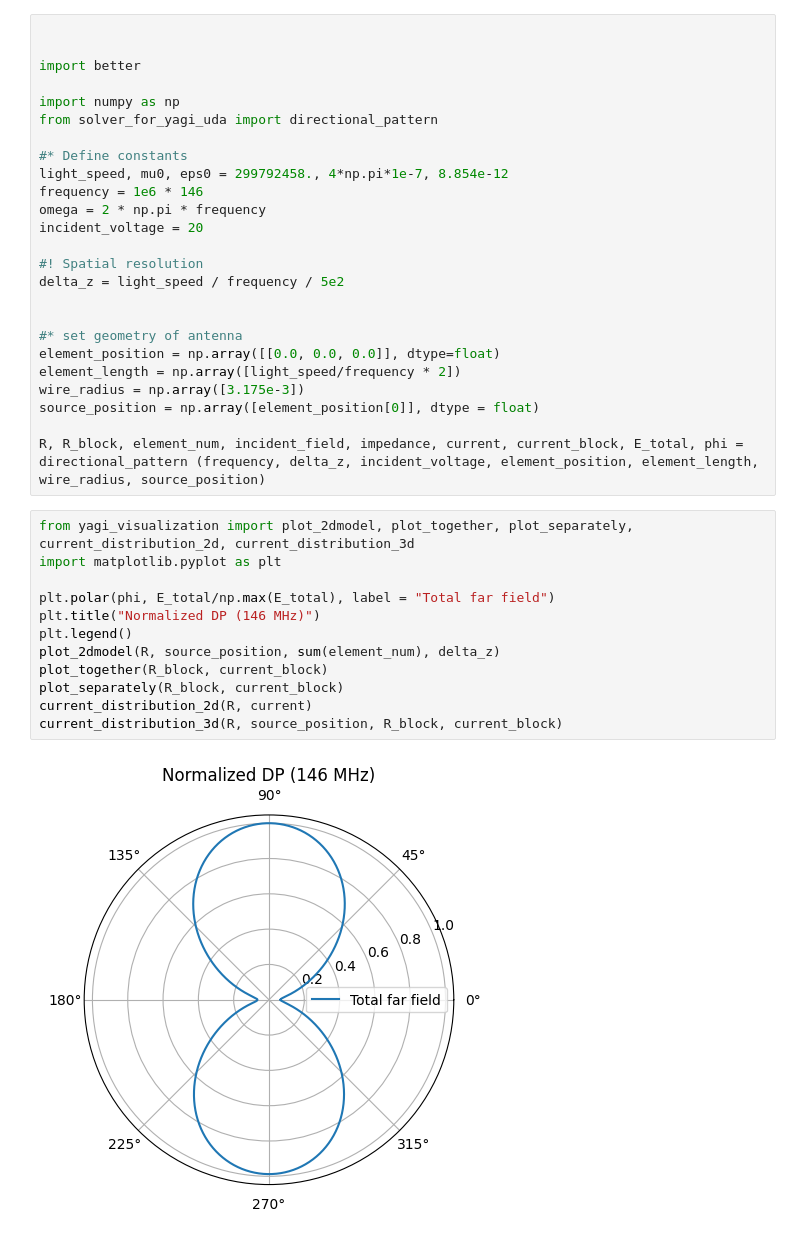
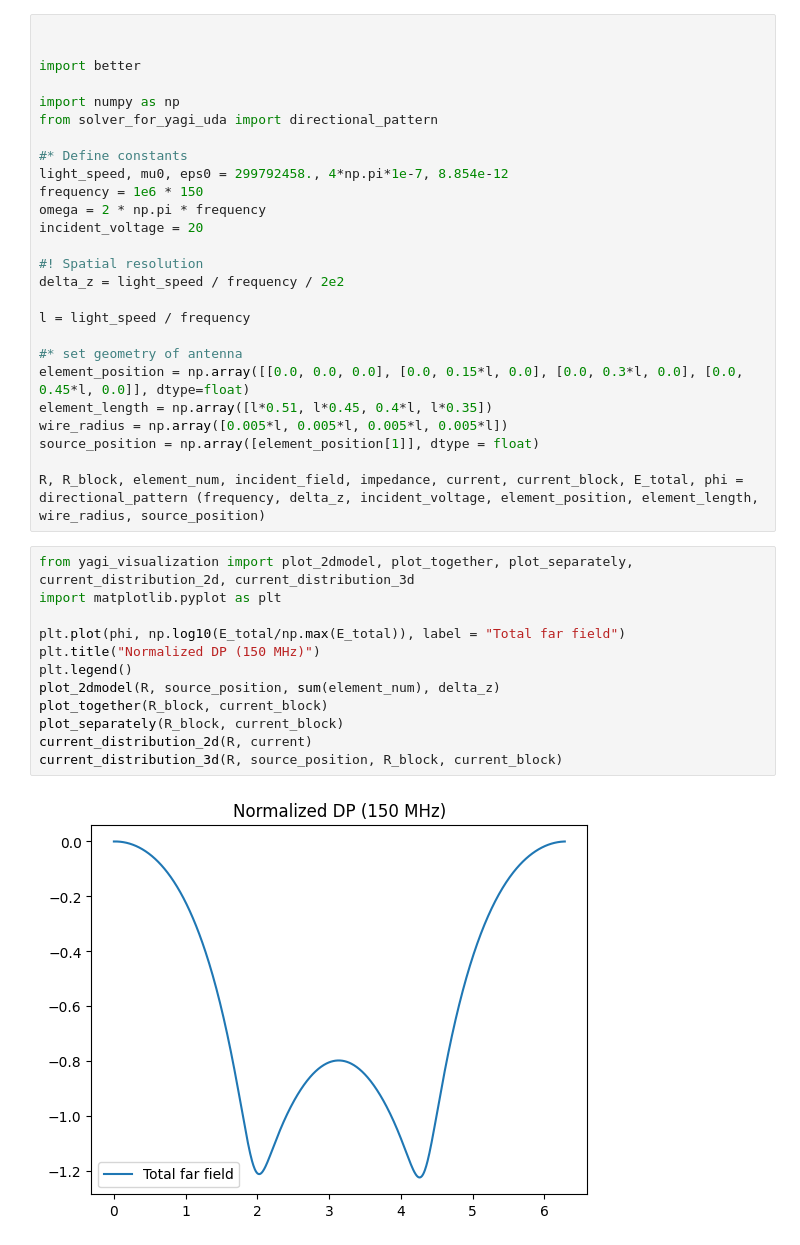
Before and after one commit to Sh4DowBurn/Method-of-Moments-for-antennas, a Jupyter notebook: Yagi-Uda_optimization/test.ipynb, the cells around one changed output. Drawn from its saved outputs; the diff is of its cells as text.

```diff
--- a/Yagi-Uda_optimization/test.ipynb
+++ b/Yagi-Uda_optimization/test.ipynb
@@ -8,32 +8,33 @@ from solver_for_yagi_uda import directional_pattern
 
 #* Define constants
 light_speed, mu0, eps0 = 299792458., 4*np.pi*1e-7, 8.854e-12
-frequency = 1e6 * 146
+frequency = 1e6 * 150
 omega = 2 * np.pi * frequency
 incident_voltage = 20
 
 #! Spatial resolution
-delta_z = light_speed / frequency / 5e2
+delta_z = light_speed / frequency / 2e2
 
+l = light_speed / frequency
 
 #* set geometry of antenna
-element_position = np.array([[0.0, 0.0, 0.0]], dtype=float)
-element_length = np.array([light_speed/frequency * 2])
-wire_radius = np.array([3.175e-3])
-source_position = np.array([element_position[0]], dtype = float)
+element_position = np.array([[0.0, 0.0, 0.0], [0.0, 0.15*l, 0.0], [0.0, 0.3*l, 0.0], [0.0, 0.45*l, 0.0]], dtype=float)
+element_length = np.array([l*0.51, l*0.45, 0.4*l, l*0.35])
+wire_radius = np.array([0.005*l, 0.005*l, 0.005*l, 0.005*l])
+source_position = np.array([element_position[1]], dtype = float)
 
 R, R_block, element_num, incident_field, impedance, current, current_block, E_total, phi = directional_pattern (frequency, delta_z, incident_voltage, element_position, element_length, wire_radius, source_position)
 # %%
 from yagi_visualization import plot_2dmodel, plot_together, plot_separately, current_distribution_2d, current_distribution_3d
 import matplotlib.pyplot as plt
 
-plt.polar(phi, E_total/np.max(E_total), label = "Total far field")
-plt.title("Normalized DP (146 MHz)")
+plt.plot(phi, np.log10(E_total/np.max(E_total)), label = "Total far field")
+plt.title("Normalized DP (150 MHz)")
 plt.legend()
 plot_2dmodel(R, source_position, sum(element_num), delta_z)
 plot_together(R_block, current_block)
 plot_separately(R_block, current_block)
 current_distribution_2d(R, current)
 current_distribution_3d(R, source_position, R_block, current_block)
 # %% [output]
-[figure, old version]
+[figure, new version]
```
Also changed, not shown: parts of 1 cell of this notebook.
